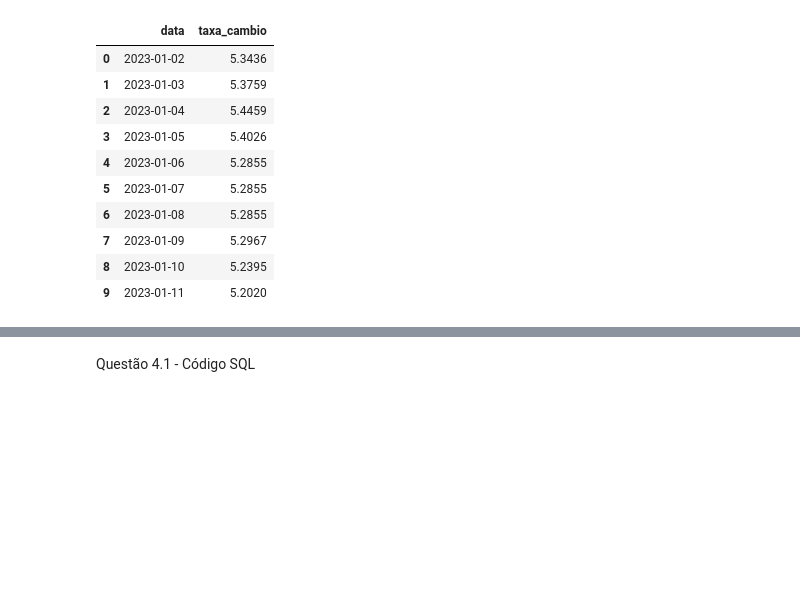
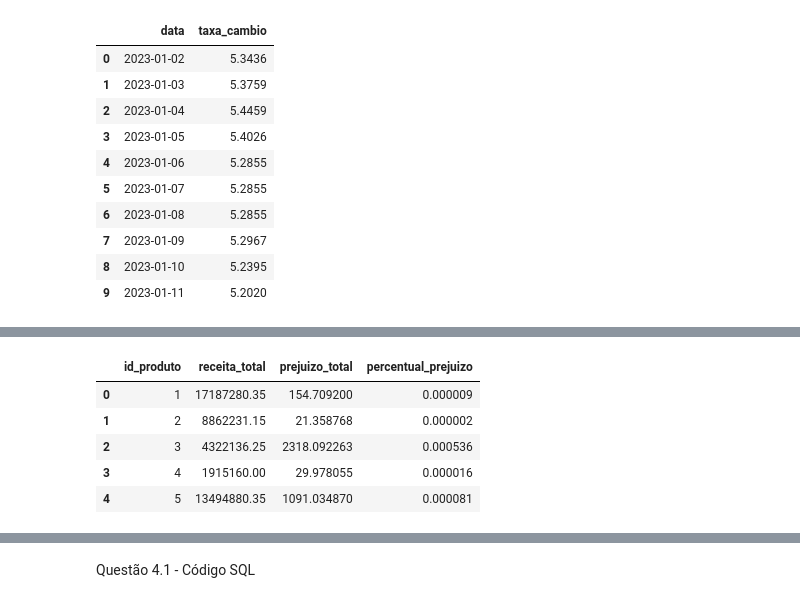
Before and after one commit to RichardGomesData/lh-nautical-data-project, a Jupyter notebook: notebooks/01_lh_nautical_analysis.ipynb, the cells around one changed output, grey strips where cells are left out. Saved outputs shown, nothing was run; the diff lists cells and outputs as text; code cells hidden in the pictures; blank space fills up the shorter version.

```diff
--- a/notebooks/01_lh_nautical_analysis.ipynb
+++ b/notebooks/01_lh_nautical_analysis.ipynb
@@ -799,0 +796,6 @@ Parte 3 - Análise objetiva Responda
+# %%
+conn = sqlite3.connect(":memory:")
+
+pd.read_csv("../data/staging/stg_vendas.csv").to_sql("stg_vendas", conn, index=False, if_exists="replace")
+pd.read_csv("../data/staging/stg_custos_importacao_tratado.csv").to_sql("stg_custos", conn, index=False, if_exists="replace")
+pd.read_csv("../data/staging/cambio_diario.csv").to_sql("cambio", conn, index=False, if_exists="replace")
@@ -799,0 +859,57 @@ Parte 3 - Análise objetiva Responda
+# %%
+query = """
+WITH custos_recentes AS (
+    SELECT
+        id_produto,
+        preco_usd
+    FROM (
+        SELECT *,
+               ROW_NUMBER() OVER (
+                   PARTITION BY id_produto
+                   ORDER BY data_inicio DESC
+               ) as rn
+        FROM stg_custos
+    )
+    WHERE rn = 1
+)
+
+SELECT
+    v.id_produto,
+    SUM(v.valor_total) AS receita_total,
+    SUM(
+        CASE
+            WHEN (c.preco_usd * tc.taxa_cambio - v.valor_total) > 0
+            THEN (c.preco_usd * tc.taxa_cambio - v.valor_total)
+            ELSE 0
+        END
+    ) AS prejuizo_total,
+
+    SUM(
+        CASE
+            WHEN (c.preco_usd * tc.taxa_cambio - v.valor_total) > 0
+            THEN (c.preco_usd * tc.taxa_cambio - v.valor_total)
+            ELSE 0
+        END
+    ) * 1.0 / SUM(v.valor_total) AS percentual_prejuizo
+
+FROM stg_vendas v
+
+LEFT JOIN custos_recentes c
+    ON v.id_produto = c.id_produto
+
+LEFT JOIN cambio tc
+    ON v.data_venda = tc.data
+
+GROUP BY v.id_produto
+"""
+
+resultado = pd.read_sql_query(query, conn)
+
+resultado.head()
+# %% [output]
+|  | id_produto | receita_total | prejuizo_total | percentual_prejuizo |
+| 0 | 1 | 17187280.35 | 154.709200 | 0.000009 |
+| 1 | 2 | 8862231.15 | 21.358768 | 0.000002 |
+| 2 | 3 | 4322136.25 | 2318.092263 | 0.000536 |
+| 3 | 4 | 1915160.00 | 29.978055 | 0.000016 |
+| 4 | 5 | 13494880.35 | 1091.034870 | 0.000081 |
```
Also changed, not shown: parts of 39 cells of this notebook, 2 other files.
